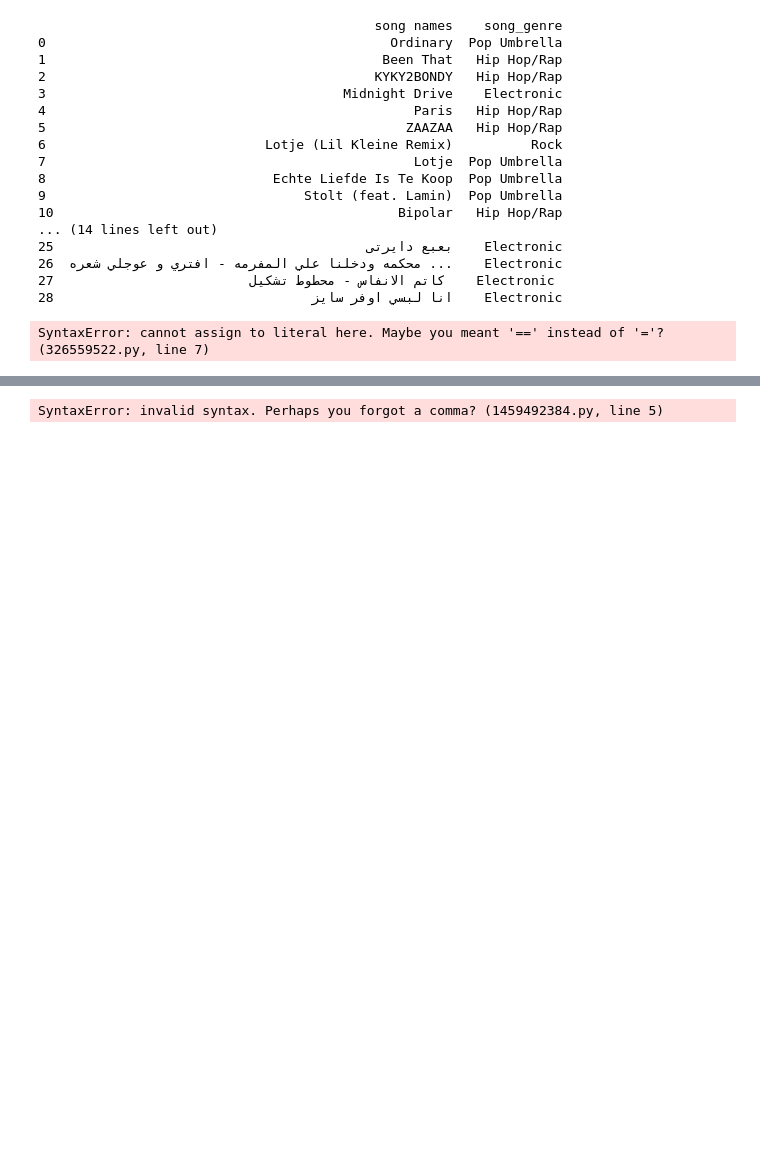
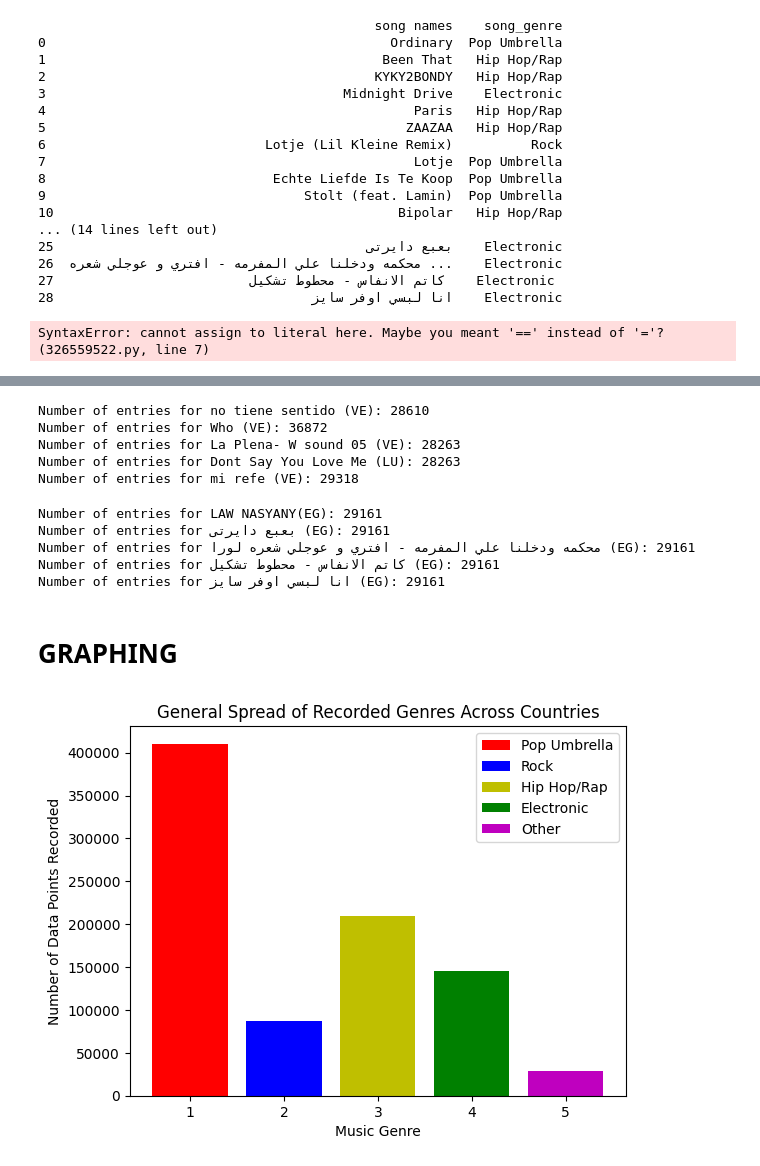
Before and after one commit to datasamp/Data-Science-Music-Genres-QoL, a Jupyter notebook: london.ipynb, the cells around one changed output, grey strips where cells are left out. Drawn from its saved outputs; the diff is of its cells as text; code cells hidden in the pictures; blank space fills up the shorter version.

```diff
--- a/london.ipynb
+++ b/london.ipynb
@@ -246,35 +337,79 @@ SyntaxError: cannot assign to literal here. Maybe you meant '==' instead of '='?
+# %%
+VEnotiene_df = df[df['country']== 'VE'] + df[df['name'] == 'no tiene sentido']
+print (f"Number of entries for no tiene sentido (VE): {len(VEnotiene_df)}")
+
+VEwho_df = df[df['country']== 'VE'] + df[df['name']== 'Who']
+print(f"Number of entries for Who (VE): {len(VEwho_df)}")
+
+VElaplena_df = df[df['country']== 'VE'] + df[df['name']== 'La Plena- W sound 05']
+print(f"Number of entries for La Plena- W sound 05 (VE): {len(VElaplena_df)}")
+
+VEdontsay_df = df[df['country']== 'VE'] + df[df['name']== 'Dont Say You Love Me']
+print(f"Number of entries for Dont Say You Love Me (LU): {len(VEdontsay_df)}")
+
+VEmirefe_df = df[df['country']== 'VE'] + df[df['name']== 'mi refe']
+print(f"Number of entries for mi refe (VE): {len(VEmirefe_df)}")
+# %% [output]
+Number of entries for no tiene sentido (VE): 28610
+Number of entries for Who (VE): 36872
+Number of entries for La Plena- W sound 05 (VE): 28263
+Number of entries for Dont Say You Love Me (LU): 28263
+Number of entries for mi refe (VE): 29318
+# %%
+EGlaw_df = df[df['country']== 'EG'] + df[df['name'] == 'LAW NASYANY']
+print (f"Number of entries for LAW NASYANY(EG): {len(EGlaw_df)}")
+
+EG2_df = df[df['country']== 'EG'] + df[df['name']== 'بعبع دايرتى']
+print(f"Number of entries for بعبع دايرتى (EG): {len(EG2_df)}")
+
+EG3_df = df[df['country']== 'EG'] + df[df['name']== 'محكمه ودخلنا علي المفرمه - افتري و عوجلي شعره لورا']
+print(f"Number of entries for محكمه ودخلنا علي المفرمه - افتري و عوجلي شعره لورا (EG): {len(EG3_df)}")
+
+EG4_df = df[df['country']== 'EG'] + df[df['name']== 'كاتم الانفاس - محطوط تشكيل']
+print(f"Number of entries for كاتم الانفاس - محطوط تشكيل (EG): {len(EG4_df)}")
+
+EG5_df = df[df['country']== 'EG'] + df[df['name']== 'انا لبسي اوفر سايز']
+print(f"Number of entries for انا لبسي اوفر سايز (EG): {len(EG5_df)}")
+# %% [output]
+Number of entries for LAW NASYANY(EG): 29161
+Number of entries for بعبع دايرتى (EG): 29161
+Number of entries for محكمه ودخلنا علي المفرمه - افتري و عوجلي شعره لورا (EG): 29161
+Number of entries for كاتم الانفاس - محطوط تشكيل (EG): 29161
+Number of entries for انا لبسي اوفر سايز (EG): 29161
+# %% [markdown]
+# GRAPHING
 # %%
 #graph
 import matplotlib.pyplot as plt
 
 # fix y by tallying the amount of data points and manually inputing
 
 x1= [1]
-y1= [Pop Umbrella],
+y1= [410368]
 
 x2= [2]
-y2= [Rock],
+y2= [87027]
 
 x3= [3]
-y3= [Hip Hop/Rap],
+y3= [209635]
 
 x4= [4]
-y4= [Electronic],
+y4= [144959]
 
 x5= [5]
-y5= [Other]
+y5= [28610]
 
-plt.bar(x1,y1, label= "Pop Umbrella", color='p')
+plt.bar(x1,y1, label= "Pop Umbrella", color='r')
 plt.bar(x2,y2, label= "Rock", color='b')
-plt.bar(x3,y3, label= "Hip Hop/Rap", color='o')
+plt.bar(x3,y3, label= "Hip Hop/Rap", color='y')
 plt.bar(x4,y4, label="Electronic", color='g')
-plt.bar(x5,y5, label="Other", color='y')
+plt.bar(x5,y5, label="Other", color='m')
 plt.plot()
 
 plt.xlabel("Music Genre")
-plt.ylabel ("Number of Times Recorded")
-plt.title ("Is The Popularity of Music Genres Affected by a Country's Quality of Life?")
+plt.ylabel ("Number of Data Points Recorded")
+plt.title ("General Spread of Recorded Genres Across Countries")
 plt.legend()
 plt.show()
 # %% [output]
-SyntaxError: invalid syntax. Perhaps you forgot a comma? (1459492384.py, line 5)
+[figure, added]
```
Also changed, not shown: parts of 17 cells of this notebook.
